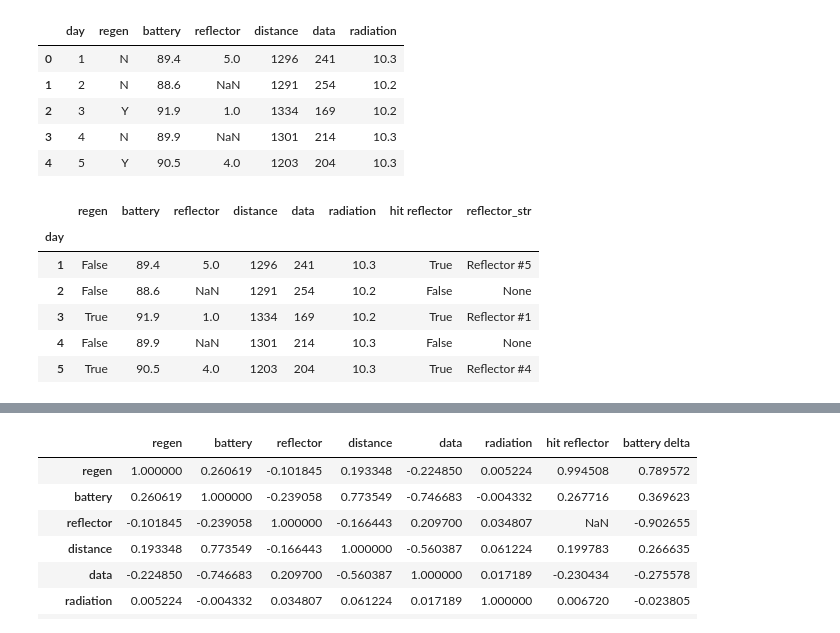
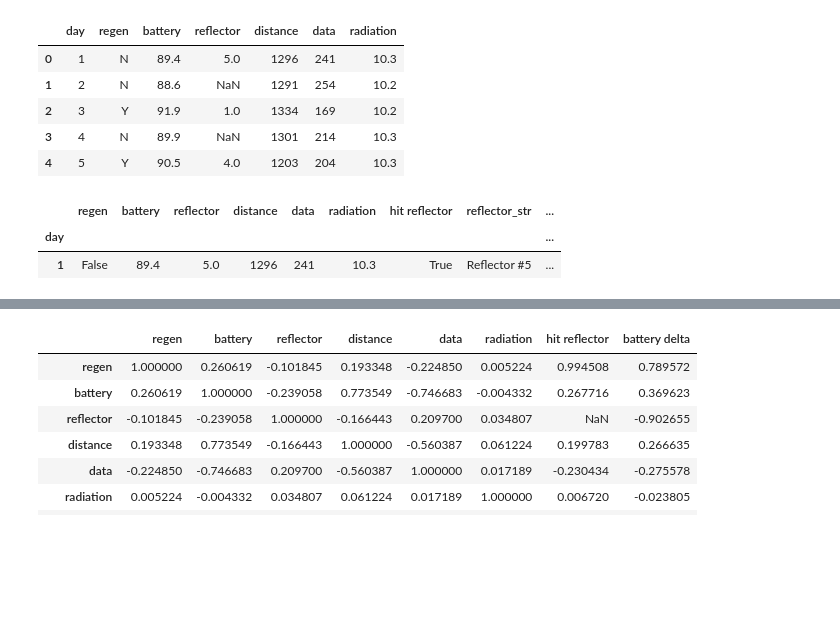
Before and after one commit to IntegerMan/Math601Project1, a Jupyter notebook: Analysis.ipynb, the cells around one changed output, grey strips where cells are left out. Cells and saved outputs as stored; diff of their text form; code cells hidden in the pictures; blank space fills up the shorter version.

```diff
--- a/Analysis.ipynb
+++ b/Analysis.ipynb
@@ -14,29 +14,29 @@ df.head()
 # %%
 # Clean the regen column to be 0 for no recharge or 1 for recharged
 df['regen'].where(~(df['regen'] == 'N'), other=False, inplace=True)
 df['regen'].where(~(df['regen'] == 'Y'), other=True, inplace=True)
 df['regen'] = df['regen'].astype(bool)
 
 # Set the index column to be the day, since it's the unique ID of each row. Also sort sequentially
 df.sort_values(by='day', inplace=True)
 df.set_index('day', inplace=True)
 
 # Use Reflector of "None" for NaN values and treat the reflector column like a string column
 df['hit reflector'] = df['reflector'] >= 1
 df['reflector_str'] = df['reflector'].fillna('None')
 df['reflector_str'] = df['reflector_str'].astype(str)
 df['reflector_str'].replace(to_replace=['1.0'], value='Reflector #1', inplace=True)
 df['reflector_str'].replace(to_replace=['2.0'], value='Reflector #2', inplace=True)
 df['reflector_str'].replace(to_replace=['3.0'], value='Reflector #3', inplace=True)
 df['reflector_str'].replace(to_replace=['4.0'], value='Reflector #4', inplace=True)
 df['reflector_str'].replace(to_replace=['5.0'], value='Reflector #5', inplace=True)
 
-df.head()
+# Engineer a battery delta column
+df['battery delta'] = df['battery'].diff()
+df['battery delta'] = df['battery delta'].fillna(0) # Replace the first NaN value with a 0
+
+df.head(1)
 # %% [output]
-|  | regen | battery | reflector | distance | data | radiation | hit reflector | reflector_str |
-| day |  |  |  |  |  |  |  |  |
-| 1 | False | 89.4 | 5.0 | 1296 | 241 | 10.3 | True | Reflector #5 |
-| 2 | False | 88.6 | NaN | 1291 | 254 | 10.2 | False | None |
-| 3 | True | 91.9 | 1.0 | 1334 | 169 | 10.2 | True | Reflector #1 |
-| 4 | False | 89.9 | NaN | 1301 | 214 | 10.3 | False | None |
-| 5 | True | 90.5 | 4.0 | 1203 | 204 | 10.3 | True | Reflector #4 |
+|  | regen | battery | reflector | distance | data | radiation | hit reflector | reflector_str | ... |
+| day |  |  |  |  |  |  |  |  | ... |
+| 1 | False | 89.4 | 5.0 | 1296 | 241 | 10.3 | True | Reflector #5 | ... |
```
Also changed, not shown: parts of 8 cells of this notebook.
